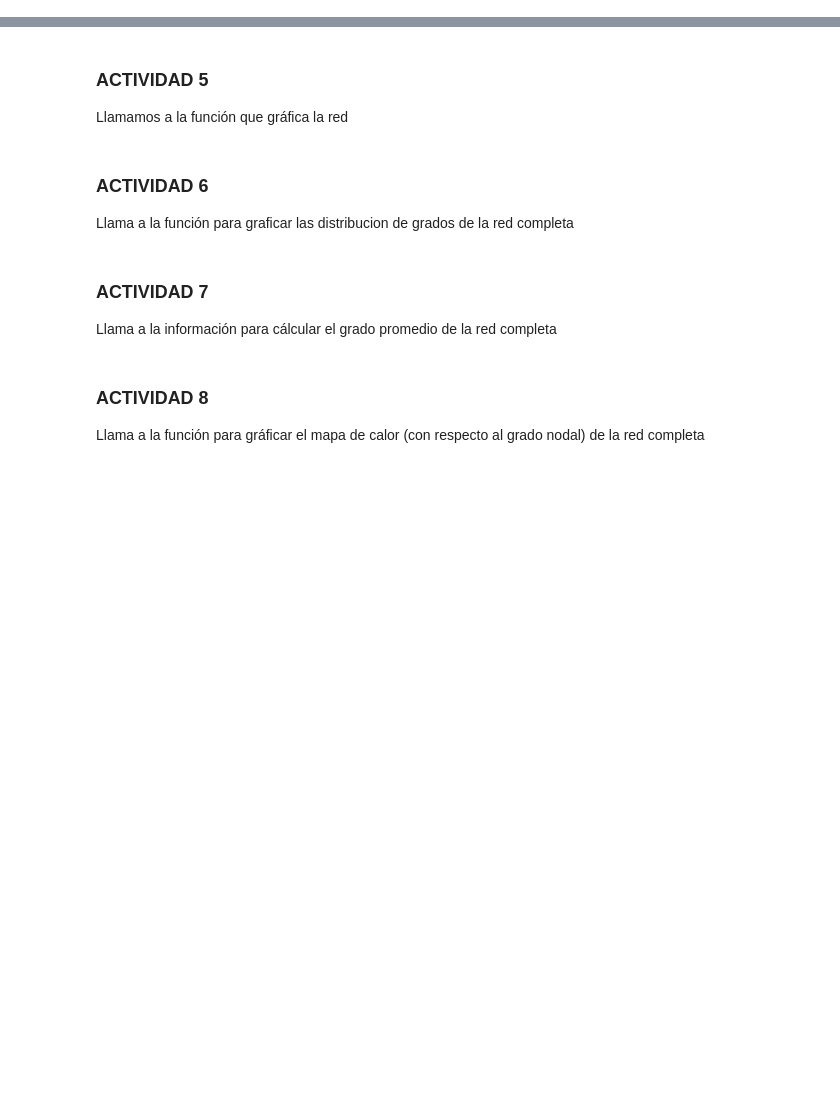
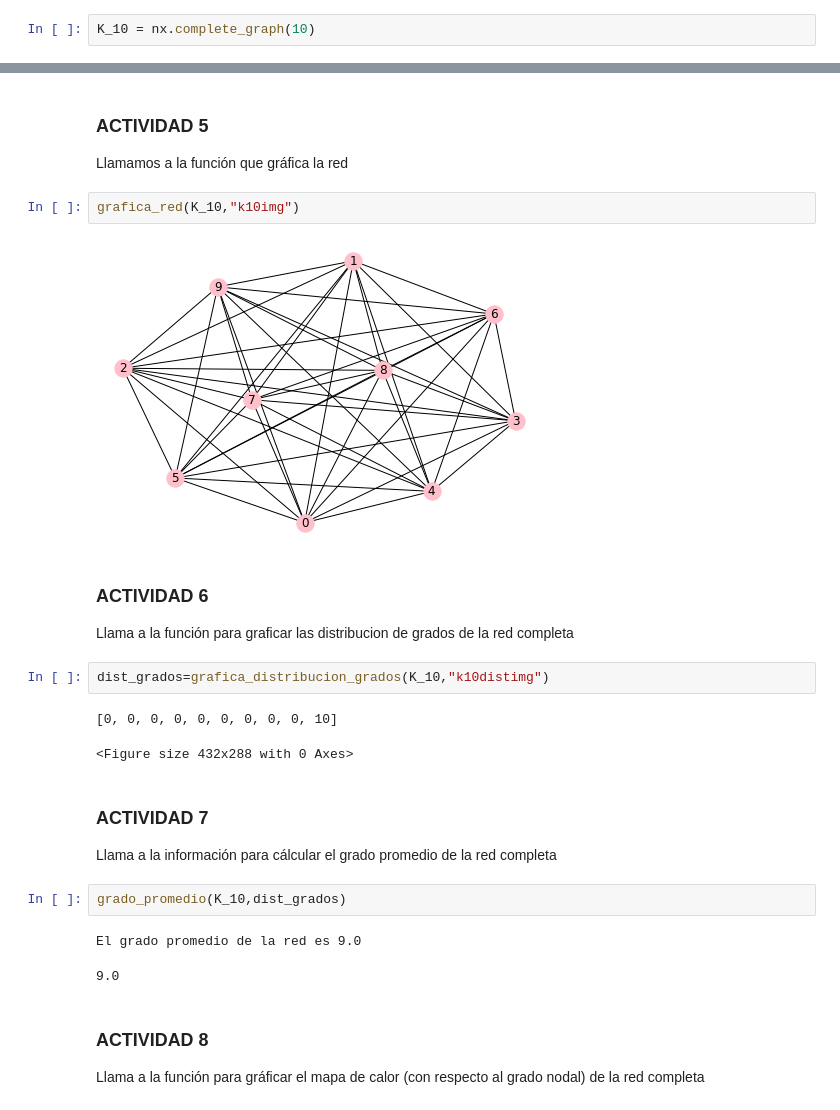
Before and after one commit to Rycci/practicas-ICT, a Jupyter notebook: Practica3/Practica 3.ipynb, the cells around one changed output, grey strips where cells are left out. Saved outputs shown, nothing was run; the diff lists cells and outputs as text; blank space fills up the shorter version.

```diff
--- a/Practica3/Practica 3.ipynb
+++ b/Practica3/Practica 3.ipynb
@@ -160,6 +165,8 @@ Llama a la función para gráficar el mapa de calor
 ## Red completa
 ### ACTIVIDAD 3
 Creamos una red completa de 10 nodos
+# %%
+K_10 = nx.complete_graph(10)
 # %% [markdown]
 ### ACTIVIDAD 4
 Llama a la función para imprimir información de la red completa
@@ -166,12 +186,26 @@ Llama a la función para imprimir información de la red completa
 # %% [markdown]
 ### ACTIVIDAD 5
 Llamamos a la función que gráfica la red
+# %%
+grafica_red(K_10,"k10img")
+# %% [output]
+[figure, added]
 # %% [markdown]
 ### ACTIVIDAD 6
 Llama a la función para graficar las distribucion de grados de la red completa
+# %%
+dist_grados=grafica_distribucion_grados(K_10,"k10distimg")
+# %% [output]
+[0, 0, 0, 0, 0, 0, 0, 0, 0, 10]
+<Figure size 432x288 with 0 Axes>
 # %% [markdown]
 ### ACTIVIDAD 7
 Llama a la información para cálcular el grado promedio de la red completa
+# %%
+grado_promedio(K_10,dist_grados)
+# %% [output]
+El grado promedio de la red es 9.0
+9.0
 # %% [markdown]
 ### ACTIVIDAD 8
 Llama a la función para gráficar el mapa de calor (con respecto al grado nodal) de la red completa
```
Also changed, not shown: parts of 24 cells of this notebook, 33 other files.
